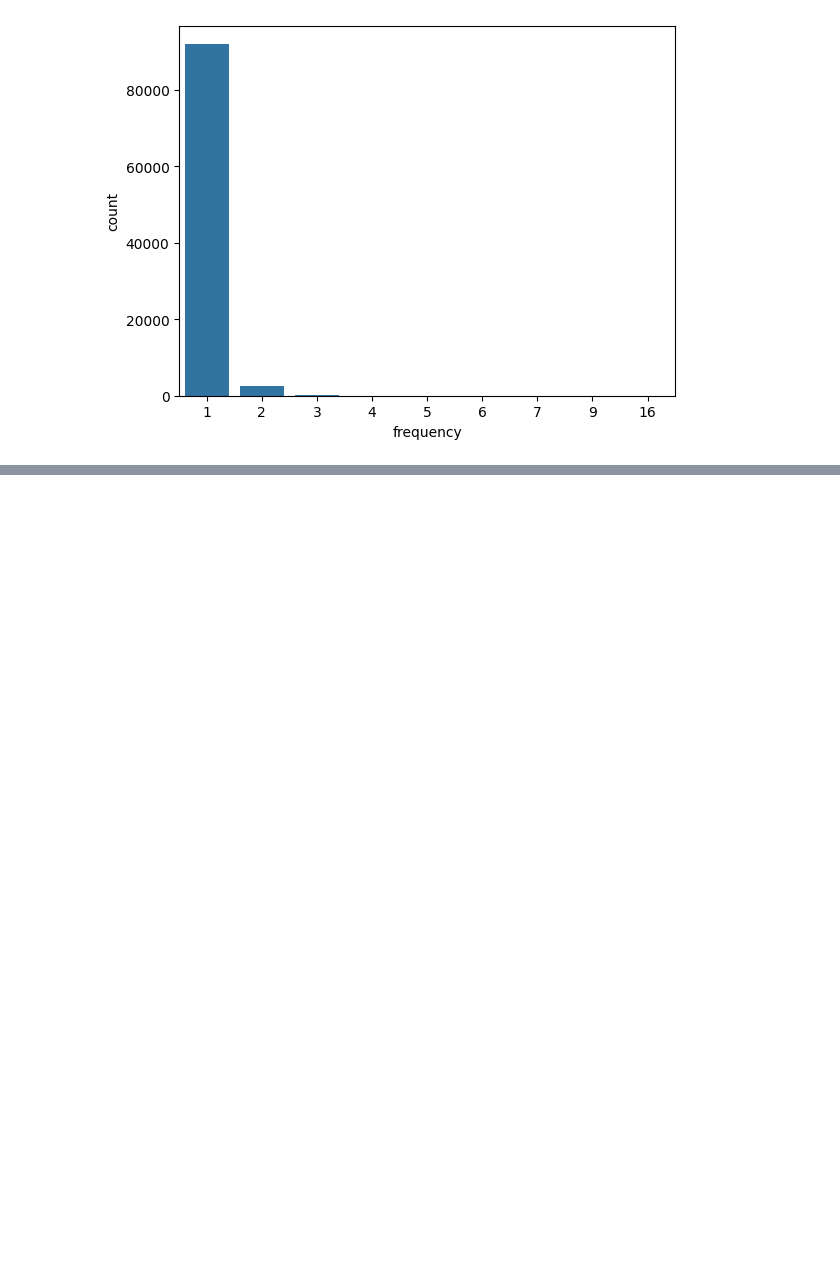
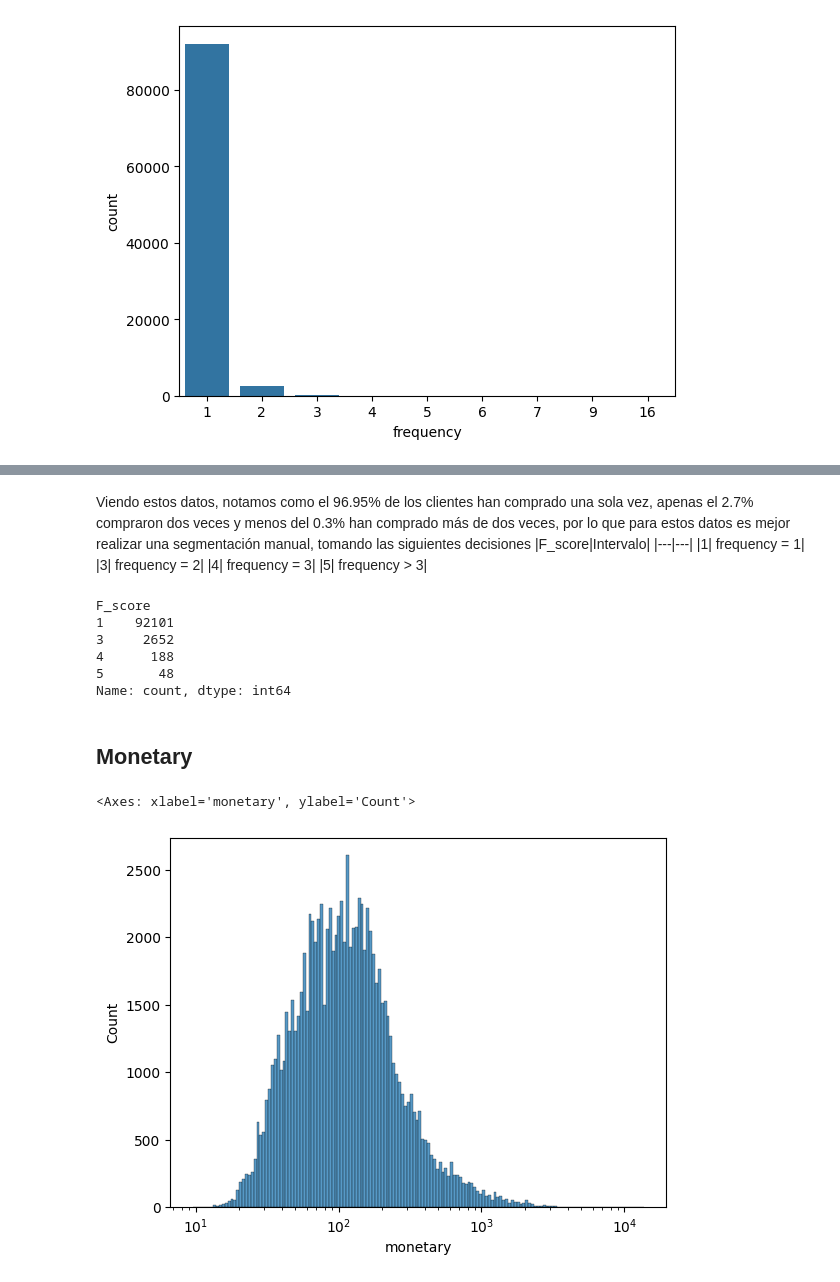
Before and after one commit to dado4cs/olist-rfm-customer-segmentation, a Jupyter notebook: notebooks/02_rfm_exploration.ipynb, the cells around one changed output, grey strips where cells are left out. Cells and saved outputs as stored; diff of their text form; code cells hidden in the pictures; blank space fills up the shorter version.

Commit message:
02_rfm_exploration.ipynb actualizado, arreglos frequency, avance monetary

```diff
--- a/notebooks/02_rfm_exploration.ipynb
+++ b/notebooks/02_rfm_exploration.ipynb
@@ -80,0 +106,26 @@ sns.countplot(data = crfm, x = 'frequency')
+# %% [markdown]
+Viendo estos datos, notamos como el 96.95% de los clientes han comprado una sola vez, apenas el 2.7% compraron dos veces y menos del 0.3% han comprado más de dos veces, por lo que para estos datos es mejor realizar una segmentación manual, tomando las siguientes decisiones
+|F_score|Intervalo|
+|---|---|
+|1| frequency = 1|
+|3| frequency = 2|
+|4| frequency = 3|
+|5| frequency > 3|
+# %%
+crfm['F_score'] = crfm['frequency'].apply(lambda x: 1 if x == 1 else (3 if x == 2 else (4 if x==3 else 5)))
+# %%
+crfm['F_score'].value_counts()
+# %% [output]
+F_score
+1    92101
+3     2652
+4      188
+5       48
+Name: count, dtype: int64
+# %% [markdown]
+## Monetary
+# %%
+sns.histplot(data = crfm, x = 'monetary', log_scale=True)
+# %% [output]
+<Axes: xlabel='monetary', ylabel='Count'>
+[figure, added]
```
Also changed, not shown: parts of 18 cells of this notebook, 2 other files.
